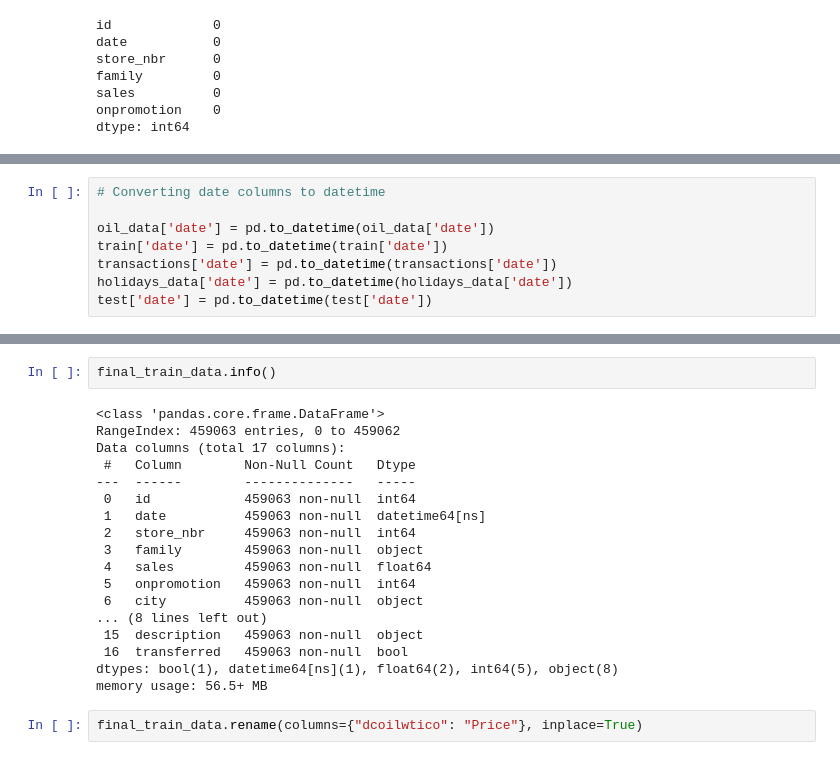
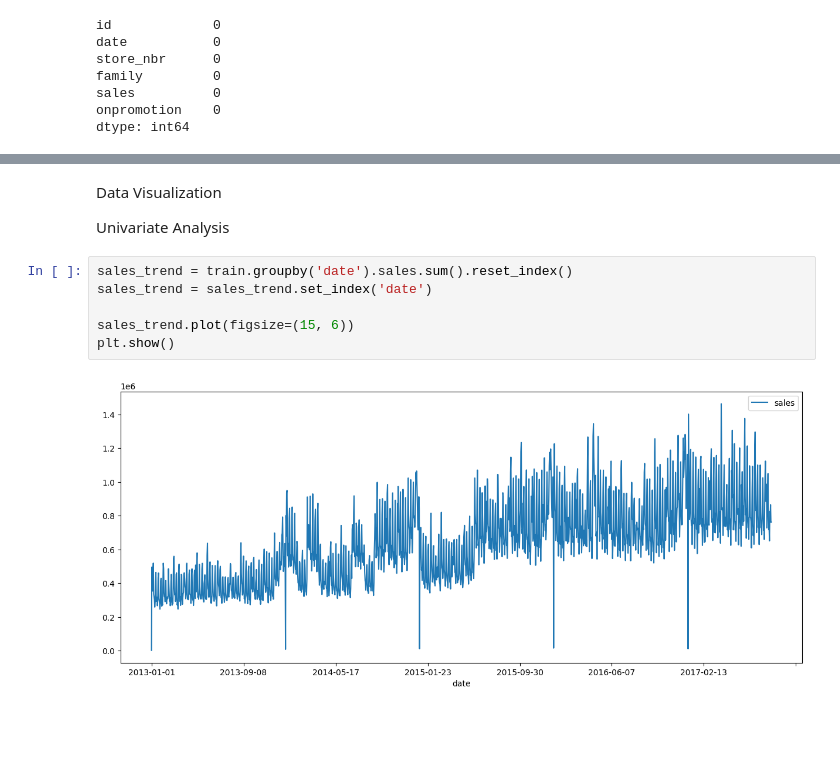
Before and after one commit to MayayaPatrick/Business-Forecasting-Model, a Jupyter notebook: Notebook/Time Series.ipynb, the cells around one changed output, grey strips where cells are left out. Saved outputs shown, nothing was run; the diff lists cells and outputs as text; blank space fills up the shorter version.

Commit message:
Univariete Analysis

```diff
--- a/Notebook/Time Series.ipynb
+++ b/Notebook/Time Series.ipynb
@@ -393,8 +390,0 @@ dtype: int64
-# %%
-# Converting date columns to datetime
-
-oil_data['date'] = pd.to_datetime(oil_data['date'])
-train['date'] = pd.to_datetime(train['date'])
-transactions['date'] = pd.to_datetime(transactions['date'])
-holidays_data['date'] = pd.to_datetime(holidays_data['date'])
-test['date'] = pd.to_datetime(test['date'])
@@ -448,22 +391,12 @@ final_train_data.head()
-# %%
-final_train_data.info()
-# %% [output]
-<class 'pandas.core.frame.DataFrame'>
-RangeIndex: 459063 entries, 0 to 459062
-Data columns (total 17 columns):
- #   Column        Non-Null Count   Dtype
----  ------        --------------   -----
- 0   id            459063 non-null  int64
- 1   date          459063 non-null  datetime64[ns]
- 2   store_nbr     459063 non-null  int64
- 3   family        459063 non-null  object
- 4   sales         459063 non-null  float64
- 5   onpromotion   459063 non-null  int64
- 6   city          459063 non-null  object
-... (8 lines left out)
- 15  description   459063 non-null  object
- 16  transferred   459063 non-null  bool
-dtypes: bool(1), datetime64[ns](1), float64(2), int64(5), object(8)
-memory usage: 56.5+ MB
-# %%
-final_train_data.rename(columns={"dcoilwtico": "Price"}, inplace=True)
+# %% [markdown]
+Data Visualization
+
+Univariate Analysis
+# %%
+sales_trend = train.groupby('date').sales.sum().reset_index()
+sales_trend = sales_trend.set_index('date')
+
+sales_trend.plot(figsize=(15, 6))
+plt.show()
+# %% [output]
+[figure, added]
```
Also changed, not shown: parts of 16 cells of this notebook, 1 other file.
